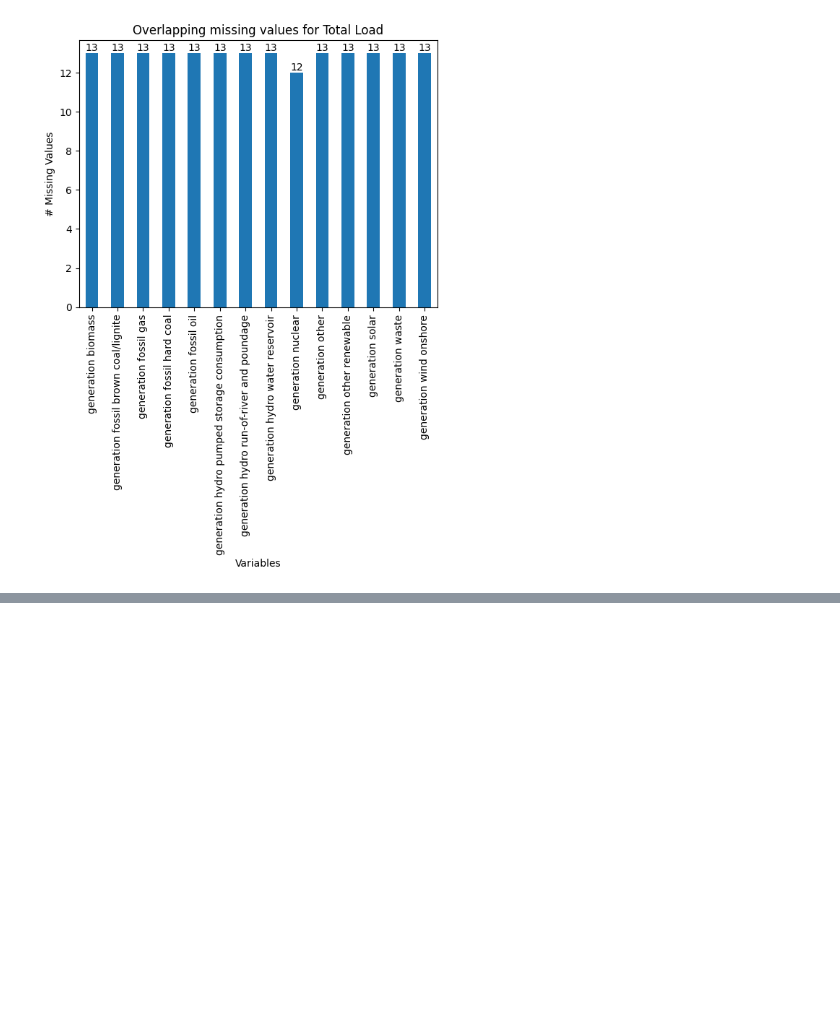
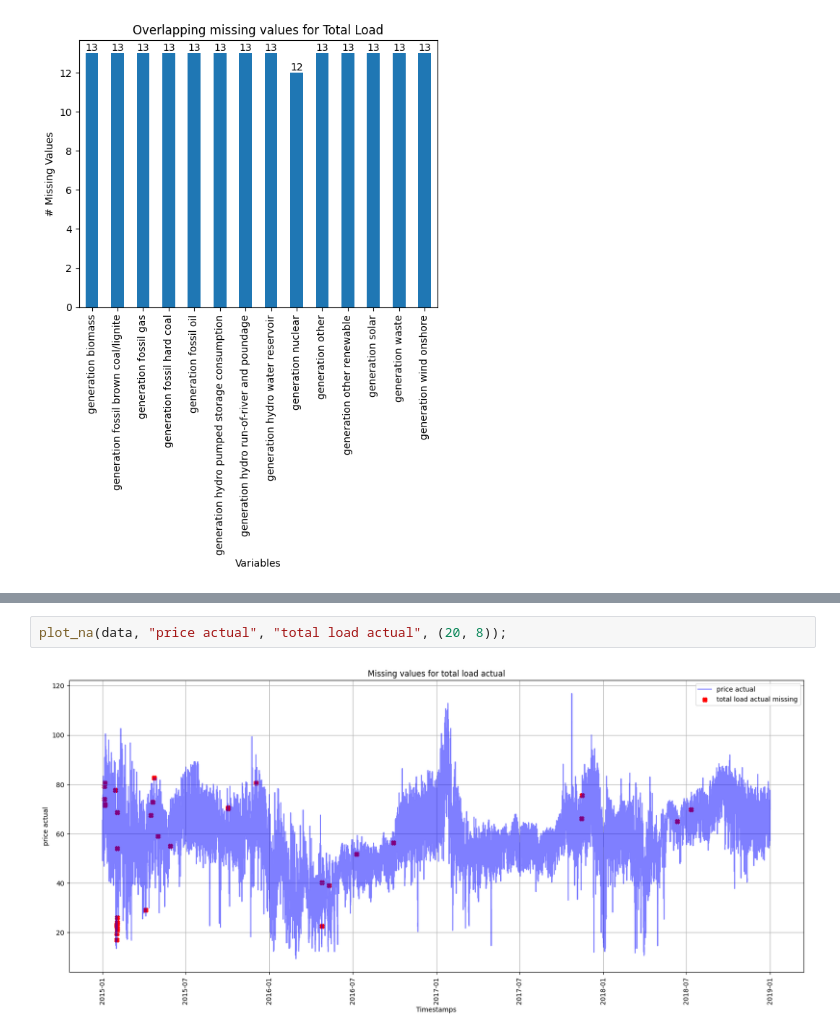
Before and after one commit to MiguelLoureiro98/EnergyForecasting, a Jupyter notebook: src/notebooks/hourly_forecasting/data_visualisation.ipynb, the cells around one changed output, grey strips where cells are left out. Cells and saved outputs as stored; diff of their text form; blank space fills up the shorter version.

Commit message:
Added missing value plots.

```diff
--- a/src/notebooks/hourly_forecasting/data_visualisation.ipynb
+++ b/src/notebooks/hourly_forecasting/data_visualisation.ipynb
@@ -54,0 +63,4 @@ plt.show();
+# %%
+plot_na(data, "price actual", "total load actual", (20, 8));
+# %% [output]
+[figure, added]
```
Also changed, not shown: parts of 7 cells of this notebook, 1 other file.
